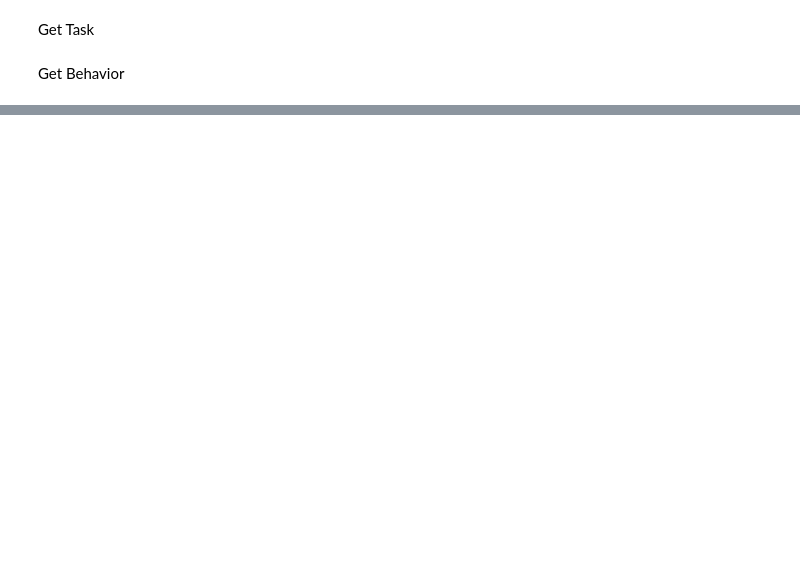
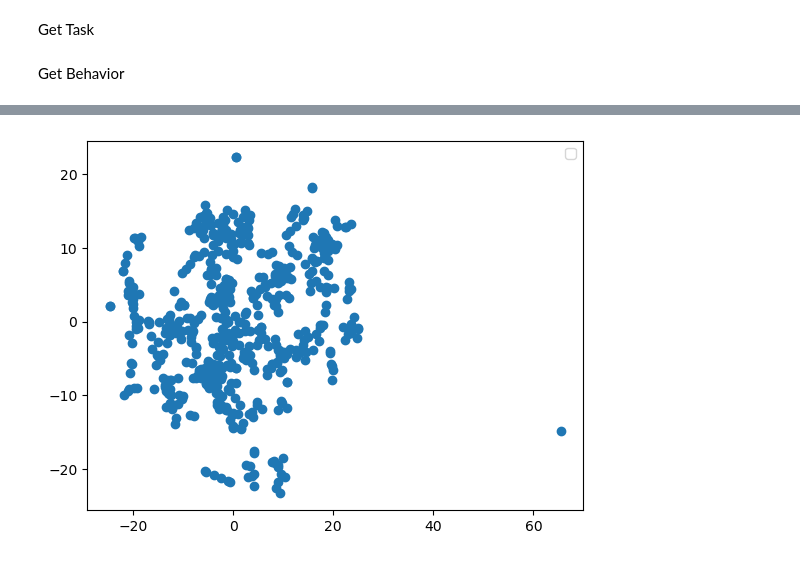
Before and after one commit to matt-wats/AMP3-Spring-2026-Project, a Jupyter notebook: my_2a.ipynb, the cells around one changed output, grey strips where cells are left out. Drawn from its saved outputs; the diff is of its cells as text; code cells hidden in the pictures; blank space fills up the shorter version.

```diff
--- a/my_2a.ipynb
+++ b/my_2a.ipynb
@@ -226,0 +291,9 @@ plt.show()
+# %%
+W_embedded = TSNE(n_components=3, learning_rate='auto',
+                  init='random', perplexity=3).fit_transform(weights[~noncoding_indices])
+
+plt.scatter(*W_embedded.T[:2])
+plt.legend()
+plt.show()
+# %% [output]
+[figure, added]
```
Also changed, not shown: parts of 41 cells of this notebook.
